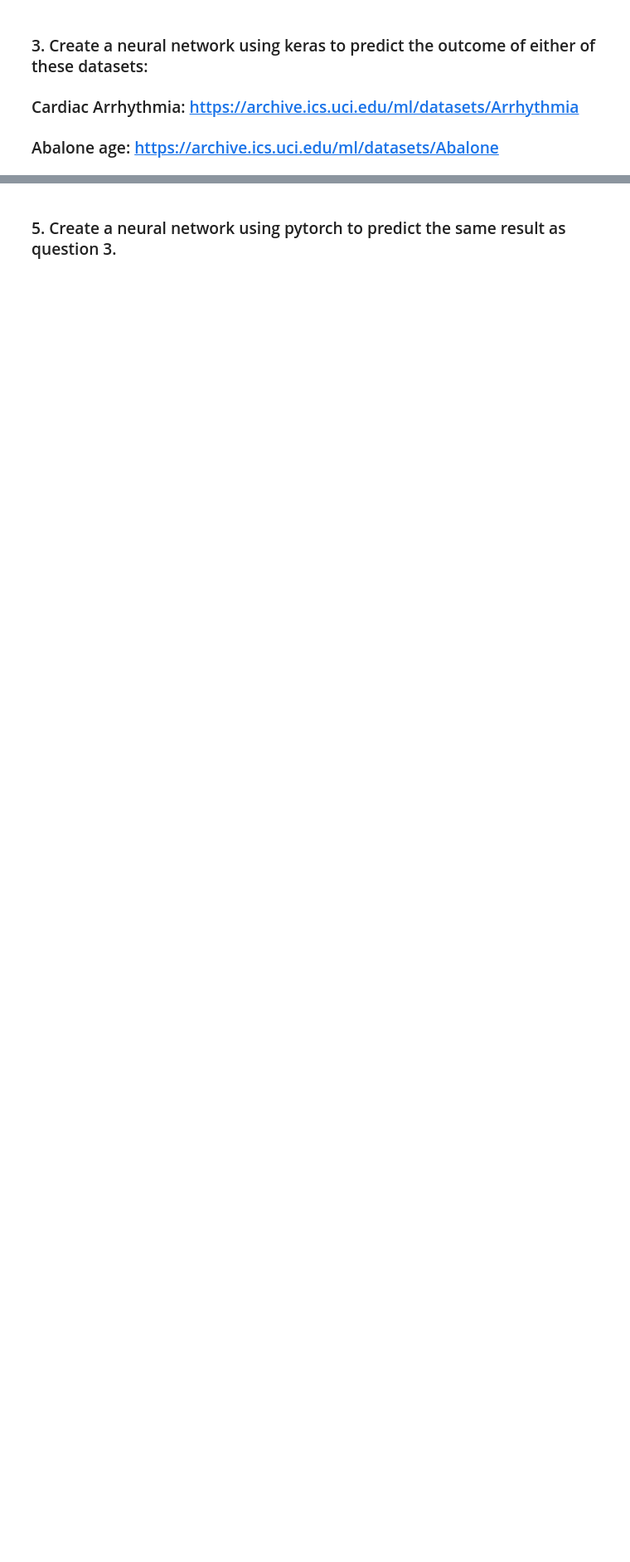
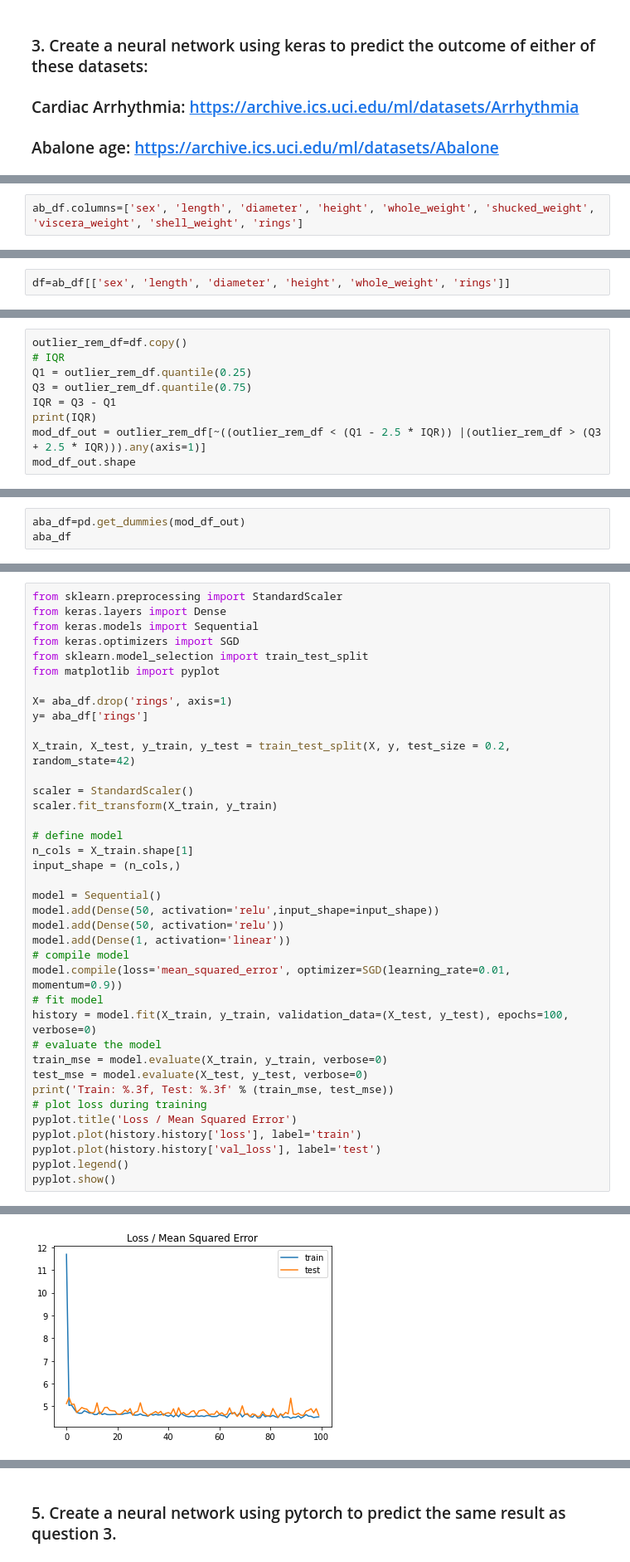
Before and after one commit to CMWatson2138/homework_18, a Jupyter notebook: Homework_18.ipynb, the cells around one changed output, grey strips where cells are left out. Shown at 83% size. Saved outputs shown, nothing was run; the diff lists cells and outputs as text; blank space fills up the shorter version.

```diff
--- a/Homework_18.ipynb
+++ b/Homework_18.ipynb
@@ -8,0 +36,2 @@
+# %%
+ab_df.columns=['sex', 'length', 'diameter', 'height', 'whole_weight', 'shucked_weight', 'viscera_weight', 'shell_weight', 'rings']
@@ -8,0 +40,2 @@
+# %%
+df=ab_df[['sex', 'length', 'diameter', 'height', 'whole_weight', 'rings']]
@@ -8,0 +44,9 @@
+# %%
+outlier_rem_df=df.copy()
+# IQR
+Q1 = outlier_rem_df.quantile(0.25)
+Q3 = outlier_rem_df.quantile(0.75)
+IQR = Q3 - Q1
+print(IQR)
+mod_df_out = outlier_rem_df[~((outlier_rem_df < (Q1 - 2.5 * IQR)) |(outlier_rem_df > (Q3 + 2.5 * IQR))).any(axis=1)]
+mod_df_out.shape
@@ -8,0 +68,3 @@
+# %%
+aba_df=pd.get_dummies(mod_df_out)
+aba_df
@@ -8,0 +87,39 @@
+# %%
+from sklearn.preprocessing import StandardScaler
+from keras.layers import Dense
+from keras.models import Sequential
+from keras.optimizers import SGD
+from sklearn.model_selection import train_test_split
+from matplotlib import pyplot
+
+X= aba_df.drop('rings', axis=1)
+y= aba_df['rings']
+
+X_train, X_test, y_train, y_test = train_test_split(X, y, test_size = 0.2, random_state=42)
+
+scaler = StandardScaler()
+scaler.fit_transform(X_train, y_train)
+
+# define model
+n_cols = X_train.shape[1]
+input_shape = (n_cols,)
+
+model = Sequential()
+model.add(Dense(50, activation='relu',input_shape=input_shape))
+model.add(Dense(50, activation='relu'))
+model.add(Dense(1, activation='linear'))
+# compile model
+model.compile(loss='mean_squared_error', optimizer=SGD(learning_rate=0.01, momentum=0.9))
+# fit model
+history = model.fit(X_train, y_train, validation_data=(X_test, y_test), epochs=100, verbose=0)
+# evaluate the model
+train_mse = model.evaluate(X_train, y_train, verbose=0)
+test_mse = model.evaluate(X_test, y_test, verbose=0)
+print('Train: %.3f, Test: %.3f' % (train_mse, test_mse))
+# plot loss during training
+pyplot.title('Loss / Mean Squared Error')
+pyplot.plot(history.history['loss'], label='train')
+pyplot.plot(history.history['val_loss'], label='test')
+pyplot.legend()
+pyplot.show()
+# %% [output]
@@ -9 +127,2 @@
+[figure, added]
 # %% [markdown]
```
Also changed, not shown: parts of 22 cells of this notebook, 4 other files.
